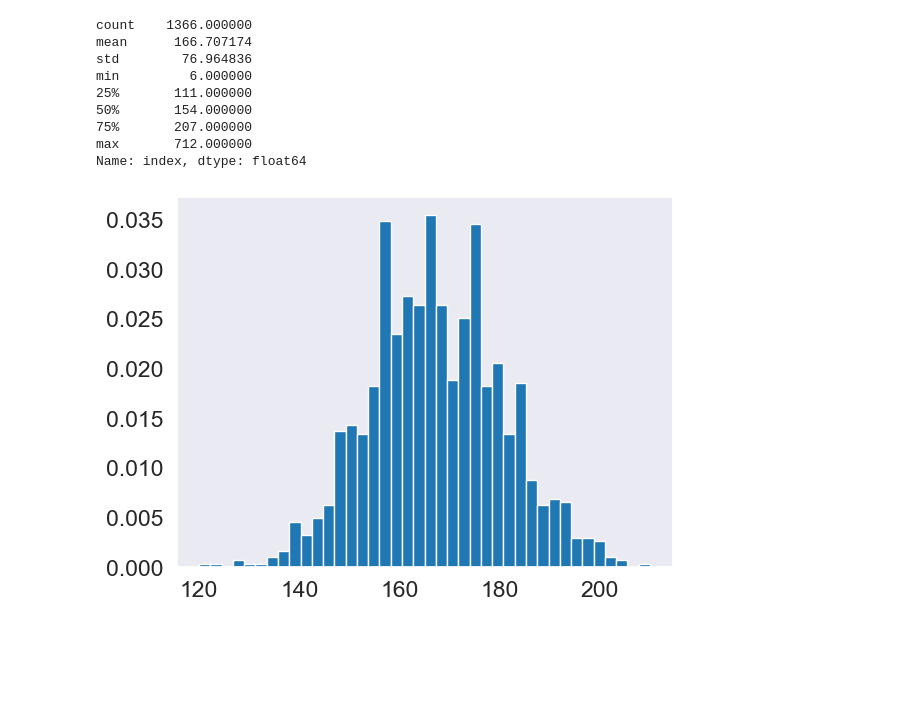
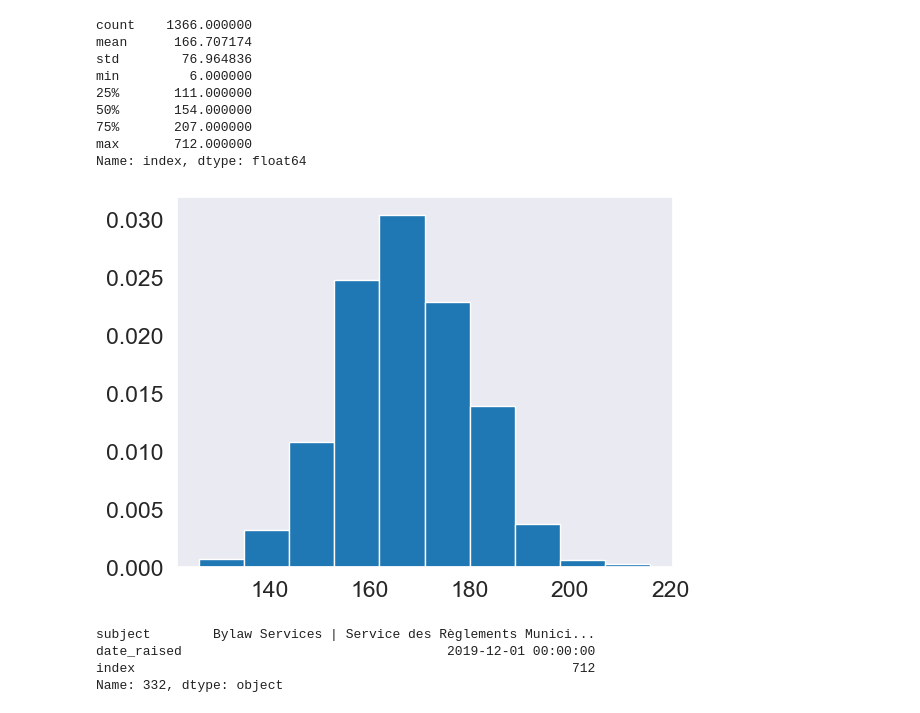
Before and after one commit to leblanchannah/ottawa-311, a Jupyter notebook: EDA_full_data.ipynb, the cells around one changed output. Saved outputs shown, nothing was run; the diff lists cells and outputs as text; code cells hidden in the pictures; blank space fills up the shorter version.

```diff
--- a/EDA_full_data.ipynb
+++ b/EDA_full_data.ipynb
@@ -6,7 +6,7 @@ import datetime
 import numpy as np
 
 sns.set_style("dark")
-sns.set_context("notebook", font_scale=1.5, rc={"lines.linewidth": 2.5})
+sns.set_context("notebook")
 # %%
 data_dir = 'data/raw_data/'
 
@@ -183,7 +179,14 @@ max       712.000000
 Name: index, dtype: float64
 # %%
 s = np.random.poisson(lambda_bylaw, n)
-plt.hist(s, bins=40, density=True)
+plt.hist(s, density=True)
 plt.show()
 # %% [output]
-[figure, old version]
+[figure, new version]
+# %%
+bylaw_df.loc[bylaw_df['index'].idxmax()]
+# %% [output]
+subject        Bylaw Services | Service des Règlements Munici...
+date_raised                                  2019-12-01 00:00:00
+index                                                        712
+Name: 332, dtype: object
```
Also changed, not shown: parts of 8 cells of this notebook.
